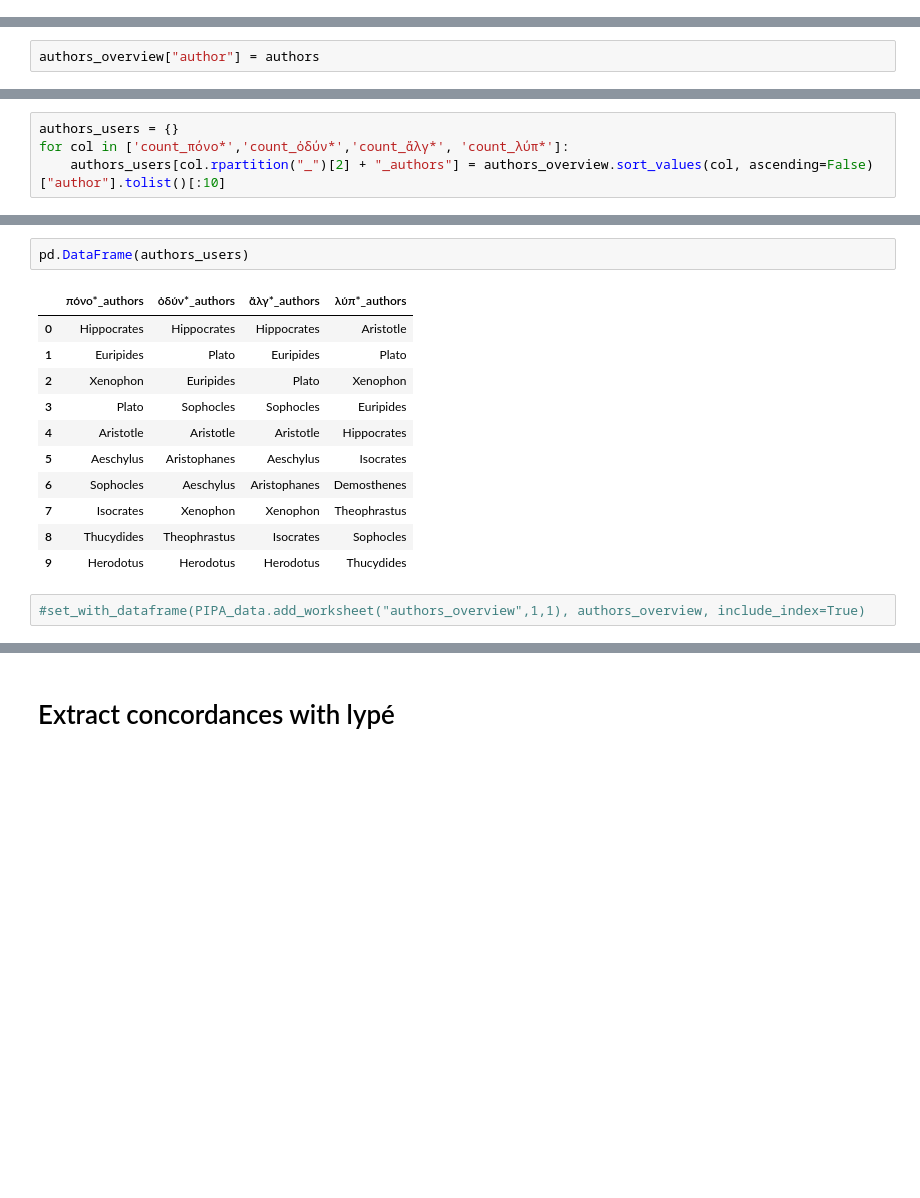
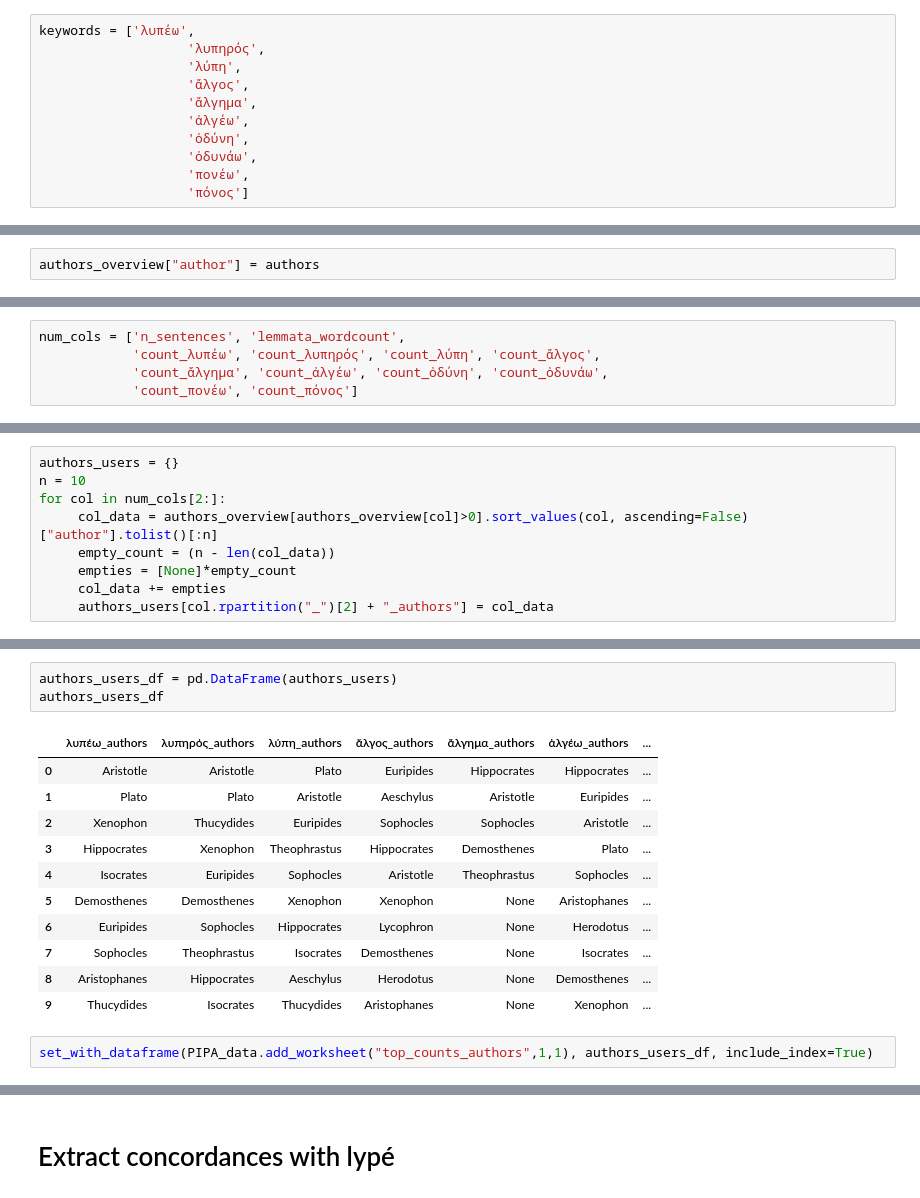
Before and after one commit to kasev/PIPA, a Jupyter notebook: scripts/1_EXTRACTING&PREPROCESSING-SUBCORPUS.ipynb, the cells around one changed output, grey strips where cells are left out. Drawn from its saved outputs; the diff is of its cells as text; blank space fills up the shorter version.

```diff
--- a/scripts/1_EXTRACTING&PREPROCESSING-SUBCORPUS.ipynb
+++ b/scripts/1_EXTRACTING&PREPROCESSING-SUBCORPUS.ipynb
@@ -275,3 +376,14 @@ cgl["lemmatized_sentences_repl"] = cgl["lemmatized_sentences"].apply(replace_in_
 # %% [markdown]
 # Pain words overview
+# %%
+keywords = ['λυπέω',
+                   'λυπηρός',
+                   'λύπη',
+                   'ἄλγος',
+                   'ἄλγημα',
+                   'ἀλγέω',
+                   'ὀδύνη',
+                   'ὀδυνάω',
+                   'πονέω',
+                   'πόνος']
 # %%
@@ -340,3 +423,8 @@ num_cols = ['wordcount', 'n_sentences', 'lemmata_wordcount', 'count_πόνο*',
+# %%
+num_cols = ['n_sentences', 'lemmata_wordcount',
+            'count_λυπέω', 'count_λυπηρός', 'count_λύπη', 'count_ἄλγος',
+            'count_ἄλγημα', 'count_ἀλγέω', 'count_ὀδύνη', 'count_ὀδυνάω',
+            'count_πονέω', 'count_πόνος']
 # %%
 authors_overview.sum()[num_cols]
 # %% [output]
@@ -395,4 +511,0 @@ num_cols
-# %%
-authors_users = {}
-for col in ['count_πόνο*','count_ὀδύν*','count_ἄλγ*', 'count_λύπ*']:
-    authors_users[col.rpartition("_")[2] + "_authors"] = authors_overview.sort_values(col, ascending=False)["author"].tolist()[:10]
@@ -398,0 +516,9 @@ for col in ['count_πόνο*','count_ὀδύν*','count_ἄλγ*', 'count_λύπ
+# %%
+authors_users = {}
+n = 10
+for col in num_cols[2:]:
+     col_data = authors_overview[authors_overview[col]>0].sort_values(col, ascending=False)["author"].tolist()[:n]
+     empty_count = (n - len(col_data))
+     empties = [None]*empty_count
+     col_data += empties
+     authors_users[col.rpartition("_")[2] + "_authors"] = col_data
@@ -399,19 +545,20 @@ for col in ['count_πόνο*','count_ὀδύν*','count_ἄλγ*', 'count_λύπ
 # %%
-pd.DataFrame(authors_users)
+authors_users_df = pd.DataFrame(authors_users)
+authors_users_df
 # %% [output]
-|  | πόνο*_authors | ὀδύν*_authors | ἄλγ*_authors | λύπ*_authors |
-| 0 | Hippocrates | Hippocrates | Hippocrates | Aristotle |
-| 1 | Euripides | Plato | Euripides | Plato |
-| 2 | Xenophon | Euripides | Plato | Xenophon |
-| 3 | Plato | Sophocles | Sophocles | Euripides |
-| 4 | Aristotle | Aristotle | Aristotle | Hippocrates |
-| 5 | Aeschylus | Aristophanes | Aeschylus | Isocrates |
-| 6 | Sophocles | Aeschylus | Aristophanes | Demosthenes |
-| 7 | Isocrates | Xenophon | Xenophon | Theophrastus |
-| 8 | Thucydides | Theophrastus | Isocrates | Sophocles |
-| 9 | Herodotus | Herodotus | Herodotus | Thucydides |
+|  | λυπέω_authors | λυπηρός_authors | λύπη_authors | ἄλγος_authors | ἄλγημα_authors | ἀλγέω_authors | ... |
+| 0 | Aristotle | Aristotle | Plato | Euripides | Hippocrates | Hippocrates | ... |
+| 1 | Plato | Plato | Aristotle | Aeschylus | Aristotle | Euripides | ... |
+| 2 | Xenophon | Thucydides | Euripides | Sophocles | Sophocles | Aristotle | ... |
+| 3 | Hippocrates | Xenophon | Theophrastus | Hippocrates | Demosthenes | Plato | ... |
+| 4 | Isocrates | Euripides | Sophocles | Aristotle | Theophrastus | Sophocles | ... |
+| 5 | Demosthenes | Demosthenes | Xenophon | Xenophon | None | Aristophanes | ... |
+| 6 | Euripides | Sophocles | Hippocrates | Lycophron | None | Herodotus | ... |
+| 7 | Sophocles | Theophrastus | Isocrates | Demosthenes | None | Isocrates | ... |
+| 8 | Aristophanes | Hippocrates | Aeschylus | Herodotus | None | Demosthenes | ... |
+| 9 | Thucydides | Isocrates | Thucydides | Aristophanes | None | Xenophon | ... |
 # %%
-#set_with_dataframe(PIPA_data.add_worksheet("authors_overview",1,1), authors_overview, include_index=True)
+set_with_dataframe(PIPA_data.add_worksheet("top_counts_authors",1,1), authors_users_df, include_index=True)
 # %%
 subcorpora_overview_simple = cgl.groupby("subcorpus").sum().drop(["date_avr", "date_manual"], axis=1)
 subcorpora_overview_simple
```
Also changed, not shown: parts of 45 cells of this notebook, 9 other files.
